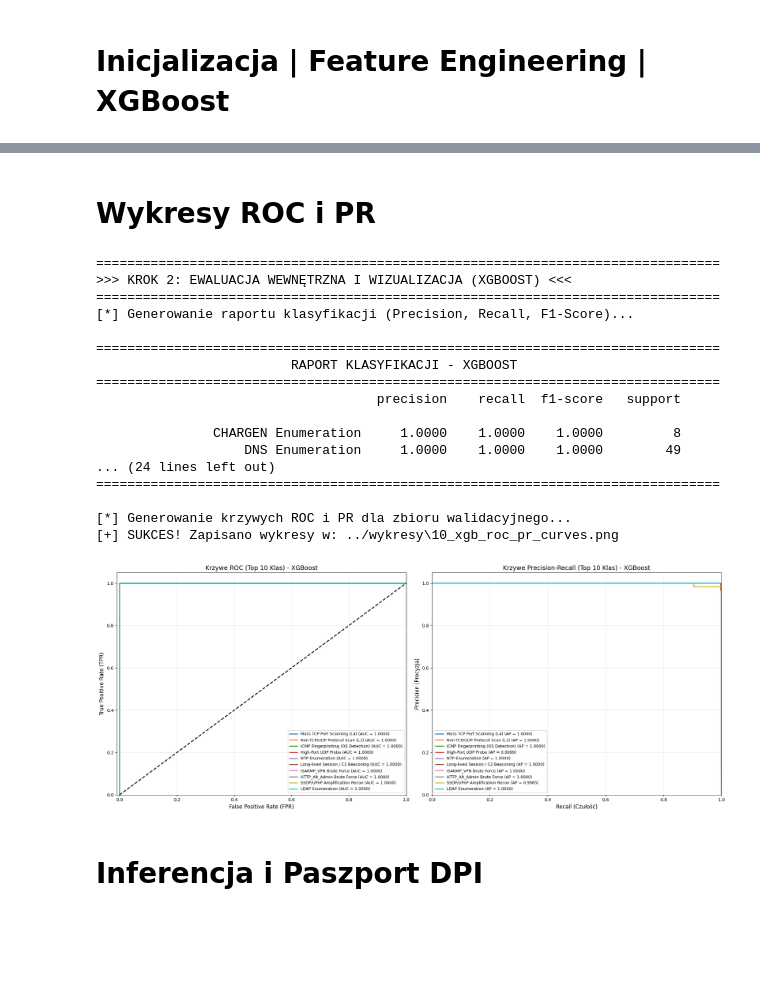
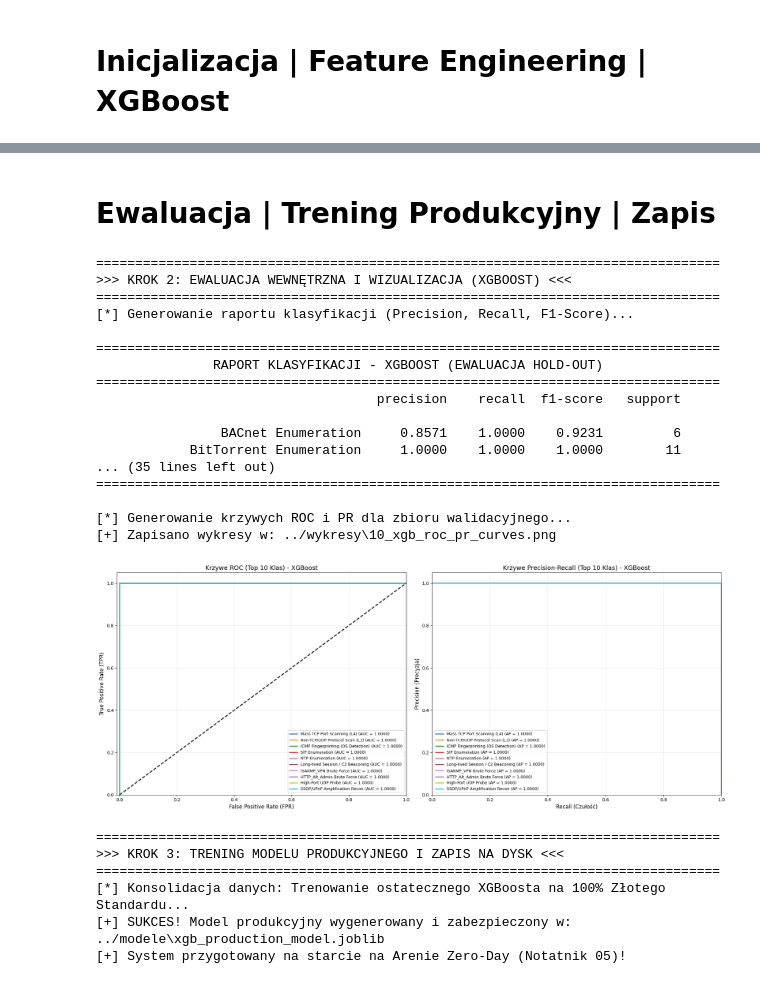
Before and after one commit to GITsciula/semi-supervised-honeypot-ml, a Jupyter notebook: notatniki/04_XGBoost_Classifier.ipynb, the cells around one changed output, grey strips where cells are left out. Drawn from its saved outputs; the diff is of its cells as text; code cells hidden in the pictures; blank space fills up the shorter version.

```diff
--- a/notatniki/04_XGBoost_Classifier.ipynb
+++ b/notatniki/04_XGBoost_Classifier.ipynb
@@ -134,7 +142,7 @@ print(f"[+] Model XGBoost uzbrojony! Precyzja walidacyjna (Złoty Standard): {ac
 [*] Trenowanie modelu XGBoost (Gradient Boosting)...
 [+] Model XGBoost uzbrojony! Precyzja walidacyjna (Złoty Standard): 99.99%
 # %% [markdown]
-# Wykresy ROC i PR
+# Ewaluacja | Trening Produkcyjny | Zapis
 # %%
 import matplotlib.pyplot as plt
 import seaborn as sns
@@ -143,6 +151,7 @@ from sklearn.preprocessing import label_binarize
 import os
 import numpy as np
 import pandas as pd
+import joblib
 
 print("="*80)
 print(">>> KROK 2: EWALUACJA WEWNĘTRZNA I WIZUALIZACJA (XGBOOST) <<<")
@@ -153,47 +162,43 @@ if not os.path.exists(output_dir): os.makedirs(output_dir)
 
 # 1. RAPORT KLASYFIKACJI (TABELA F1-SCORE Z DEKODOWANIEM ETYKIET)
 print("[*] Generowanie raportu klasyfikacji (Precision, Recall, F1-Score)...")
-y_pred_encoded = xgb_clf.predict(X_val)
+y_pred_encoded = xgb_clf_val.predict(X_val)
 
-# Tłumaczymy cyferki z powrotem na nazwy ataków, żeby tabela była ludzka
 y_val_decoded = le_target.inverse_transform(y_val)
 y_pred_decoded = le_target.inverse_transform(y_pred_encoded)
 
 print("\n" + "="*80)
-print(f"{'RAPORT KLASYFIKACJI - XGBOOST':^80}")
+print(f"{'RAPORT KLASYFIKACJI - XGBOOST (EWALUACJA HOLD-OUT)':^80}")
 print("="*80)
-print(classification_report(y_val_decoded, y_pred_decoded, digits=4))
+print(classification_report(y_val_decoded, y_pred_decoded, digits=4, zero_division=0))
 print("="*80 + "\n")
 
 # 2. POBIERANIE WYNIKÓW DO WYKRESÓW
-classes_encoded = xgb_clf.classes_
+classes_encoded = xgb_clf_val.classes_
 y_val_bin = label_binarize(y_val, classes=classes_encoded)
 n_classes = y_val_bin.shape[1]
 
 print("[*] Generowanie krzywych ROC i PR dla zbioru walidacyjnego...")
-y_score = xgb_clf.predict_proba(X_val)
+y_score = xgb_clf_val.predict_proba(X_val)
 
 fpr, tpr, roc_auc = dict(), dict(), dict()
 precision, recall, average_precision = dict(), dict(), dict()
 
-# Obliczanie metryk dla każdej zakodowanej klasy
 for i in range(n_classes):
     fpr[i], tpr[i], _ = roc_curve(y_val_bin[:, i], y_score[:, i])
     roc_auc[i] = auc(fpr[i], tpr[i])
     precision[i], recall[i], _ = precision_recall_curve(y_val_bin[:, i], y_score[:, i])
     average_precision[i] = average_precision_score(y_val_bin[:, i], y_score[:, i])
 
-# Inteligentne wyciąganie nazw Top 10
 top_classes_encoded = pd.Series(y_val).value_counts().head(10).index
 colors = sns.color_palette("tab10", len(top_classes_encoded))
 
 # 3. RYSOWANIE WYKRESÓW
 fig, (ax1, ax2) = plt.subplots(1, 2, figsize=(20, 8))
 
-# --- [A] Krzywa ROC ---
 for enc_label, color in zip(top_classes_encoded, colors):
-    col_idx = np.where(classes_encoded == enc_label)[0][0] # Szukamy indeksu kolumny
-    class_name = le_target.inverse_transform([enc_label])[0] # ODKODOWANIE nazwy!
+    col_idx = np.where(classes_encoded == enc_label)[0][0]
+    class_name = le_target.inverse_transform([enc_label])[0]
 
     ax1.plot(fpr[col_idx], tpr[col_idx], color=color, lw=2, label=f'{class_name} (AUC = {roc_auc[col_idx]:.4f})')
 
@@ -206,44 +211,80 @@ ax1.set_title('Krzywe ROC (Top 10 Klas) - XGBoost', fontsize=14)
 ax1.legend(loc="lower right", fontsize=9)
 ax1.grid(alpha=0.3)
 
-# --- [B] Krzywa Precision-Recall ---
 for enc_label, color in zip(top_classes_encoded, colors):
     col_idx = np.where(classes_encoded == enc_label)[0][0]
-    class_name = le_target.inverse_transform([enc_label])[0] # ODKODOWANIE nazwy!
+    class_name = le_target.inverse_transform([enc_label])[0]
 
     ax2.plot(recall[col_idx], precision[col_idx], color=color, lw=2, label=f'{class_name} (AP = {average_precision[col_idx]:.4f})')
 
 ax2.set_xlim([0.0, 1.0])
 ax2.set_ylim([0.0, 1.05])
 ax2.set_xlabel('Recall (Czułość)', fontsize=12)
 ax2.set_ylabel('Precision (Precyzja)', fontsize=12)
 ax2.set_title('Krzywe Precision-Recall (Top 10 Klas) - XGBoost', fontsize=14)
 ax2.legend(loc="lower left", fontsize=9)
 ax2.grid(alpha=0.3)
 
 plt.tight_layout()
 file_path = os.path.join(output_dir, '10_xgb_roc_pr_curves.png')
 plt.savefig(file_path, dpi=300)
-print(f"[+] SUKCES! Zapisano wykresy w: {file_path}")
+print(f"[+] Zapisano wykresy w: {file_path}")
 plt.show()
+
+# ==========================================
+# 4. TRENING PRODUKCYJNY (FULL DATASET) I EXPORT
+# ==========================================
+print("\n" + "="*80)
+print(">>> KROK 3: TRENING MODELU PRODUKCYJNEGO I ZAPIS NA DYSK <<<")
+print("="*80)
+
+print("[*] Konsolidacja danych: Trenowanie ostatecznego XGBoosta na 100% Złotego Standardu...")
+
+sample_weights_full = compute_sample_weight(class_weight='balanced', y=y_train_full_encoded)
+
+xgb_clf_prod = xgb.XGBClassifier(
+    n_estimators=300,
+    learning_rate=0.1,
+    max_depth=6,
+    random_state=42,
+    n_jobs=-1,
+    eval_metric='mlogloss',
+    tree_method='hist'
+)
+
+xgb_clf_prod.fit(X_train_full, y_train_full_encoded, sample_weight=sample_weights_full)
+
+model_dir = '../modele'
+if not os.path.exists(model_dir):
+    os.makedirs(model_dir)
+
+model_path = os.path.join(model_dir, 'xgb_production_model.joblib')
+joblib.dump(xgb_clf_prod, model_path)
+
+print(f"[+] SUKCES! Model produkcyjny wygenerowany i zabezpieczony w: {model_path}")
+print("[+] System przygotowany na starcie na Arenie Zero-Day (Notatnik 05)!")
 # %% [output]
 ================================================================================
 >>> KROK 2: EWALUACJA WEWNĘTRZNA I WIZUALIZACJA (XGBOOST) <<<
 ================================================================================
 [*] Generowanie raportu klasyfikacji (Precision, Recall, F1-Score)...
 
 ================================================================================
-                         RAPORT KLASYFIKACJI - XGBOOST
+               RAPORT KLASYFIKACJI - XGBOOST (EWALUACJA HOLD-OUT)
 ================================================================================
                                     precision    recall  f1-score   support
 
-               CHARGEN Enumeration     1.0000    1.0000    1.0000         8
-                   DNS Enumeration     1.0000    1.0000    1.0000        49
-... (24 lines left out)
+                BACnet Enumeration     0.8571    1.0000    0.9231         6
+            BitTorrent Enumeration     1.0000    1.0000    1.0000        11
+... (35 lines left out)
 ================================================================================
 
 [*] Generowanie krzywych ROC i PR dla zbioru walidacyjnego...
-[+] SUKCES! Zapisano wykresy w: ../wykresy\10_xgb_roc_pr_curves.png
+[+] Zapisano wykresy w: ../wykresy\10_xgb_roc_pr_curves.png
-[figure, old version]
+[figure, new version]
+================================================================================
+>>> KROK 3: TRENING MODELU PRODUKCYJNEGO I ZAPIS NA DYSK <<<
+================================================================================
+[*] Konsolidacja danych: Trenowanie ostatecznego XGBoosta na 100% Złotego Standardu...
+[+] SUKCES! Model produkcyjny wygenerowany i zabezpieczony w: ../modele\xgb_production_model.joblib
+[+] System przygotowany na starcie na Arenie Zero-Day (Notatnik 05)!
-# %% [markdown]
-# Inferencja i Paszport DPI
```
Also changed, not shown: parts of 2 cells of this notebook, 17 other files.
